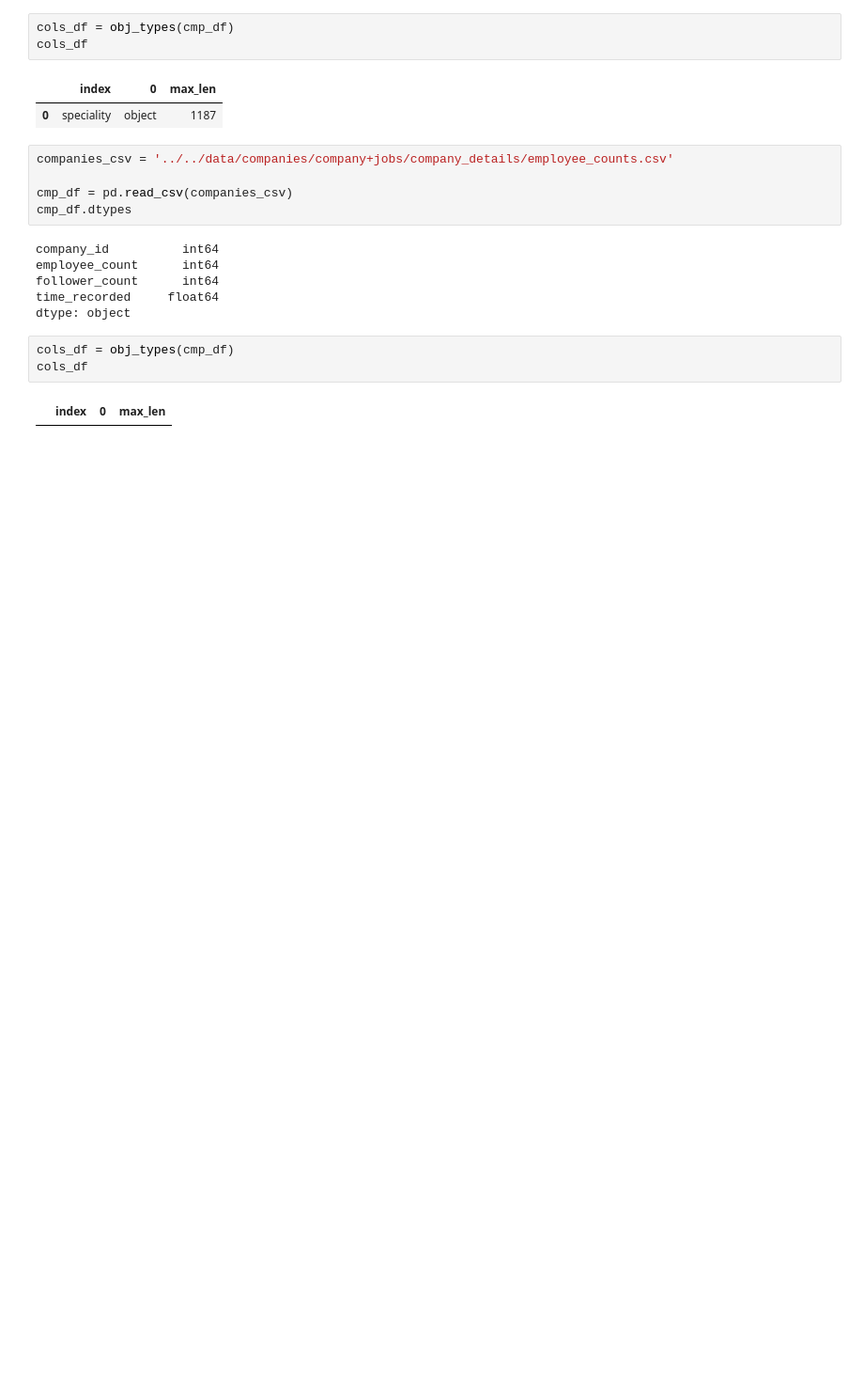
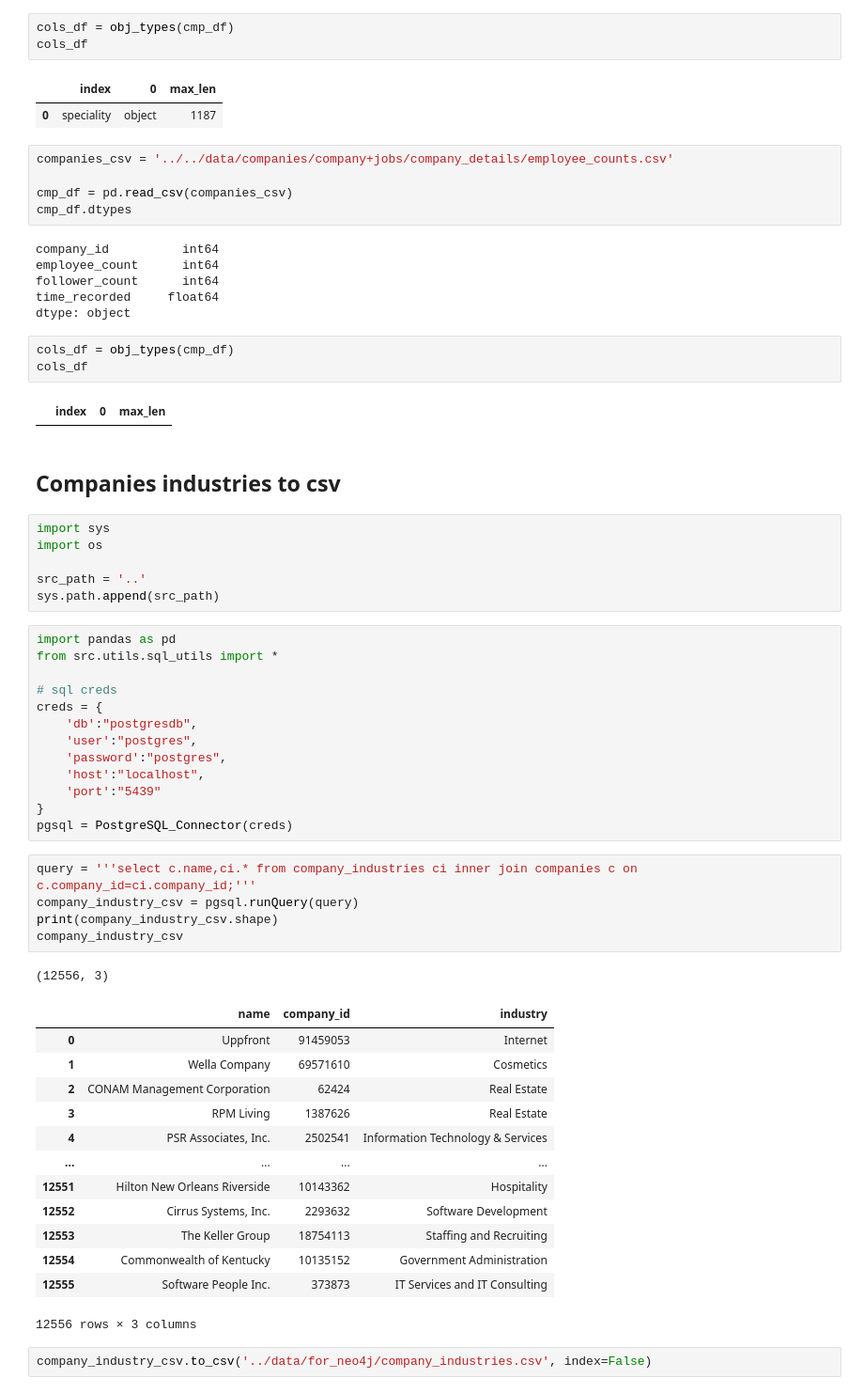
Before and after one commit to AbdullahAshfaq/LinkedInUnleashed, a Jupyter notebook: exploration/companies.ipynb, the cells around one changed output. Shown: that part at 94% size. Drawn from its saved outputs; the diff is of its cells as text; blank space fills up the shorter version.

```diff
--- a/exploration/companies.ipynb
+++ b/exploration/companies.ipynb
@@ -185,3 +185,46 @@ cols_df = obj_types(cmp_df)
 cols_df
 # %% [output]
 |  | index | 0 | max_len |
+# %% [markdown]
+## Companies industries to csv
+# %%
+import sys
+import os
+
+src_path = '..'
+sys.path.append(src_path)
+# %%
+import pandas as pd
+from src.utils.sql_utils import *
+
+# sql creds
+creds = {
+    'db':"postgresdb",
+    'user':"postgres",
+    'password':"postgres",
+    'host':"localhost",
+    'port':"5439"
+}
+pgsql = PostgreSQL_Connector(creds)
+# %%
+query = '''select c.name,ci.* from company_industries ci inner join companies c on c.company_id=ci.company_id;'''
+company_industry_csv = pgsql.runQuery(query)
+print(company_industry_csv.shape)
+company_industry_csv
+# %% [output]
+(12556, 3)
+|  | name | company_id | industry |
+| 0 | Uppfront | 91459053 | Internet |
+| 1 | Wella Company | 69571610 | Cosmetics |
+| 2 | CONAM Management Corporation | 62424 | Real Estate |
+| 3 | RPM Living | 1387626 | Real Estate |
+| 4 | PSR Associates, Inc. | 2502541 | Information Technology & Services |
+| ... | ... | ... | ... |
+| 12551 | Hilton New Orleans Riverside | 10143362 | Hospitality |
+| 12552 | Cirrus Systems, Inc. | 2293632 | Software Development |
+| 12553 | The Keller Group | 18754113 | Staffing and Recruiting |
+| 12554 | Commonwealth of Kentucky | 10135152 | Government Administration |
+| 12555 | Software People Inc. | 373873 | IT Services and IT Consulting |
+12556 rows × 3 columns
+# %%
+company_industry_csv.to_csv('../data/for_neo4j/company_industries.csv', index=False)
```
Also changed, not shown: 12 other files.
